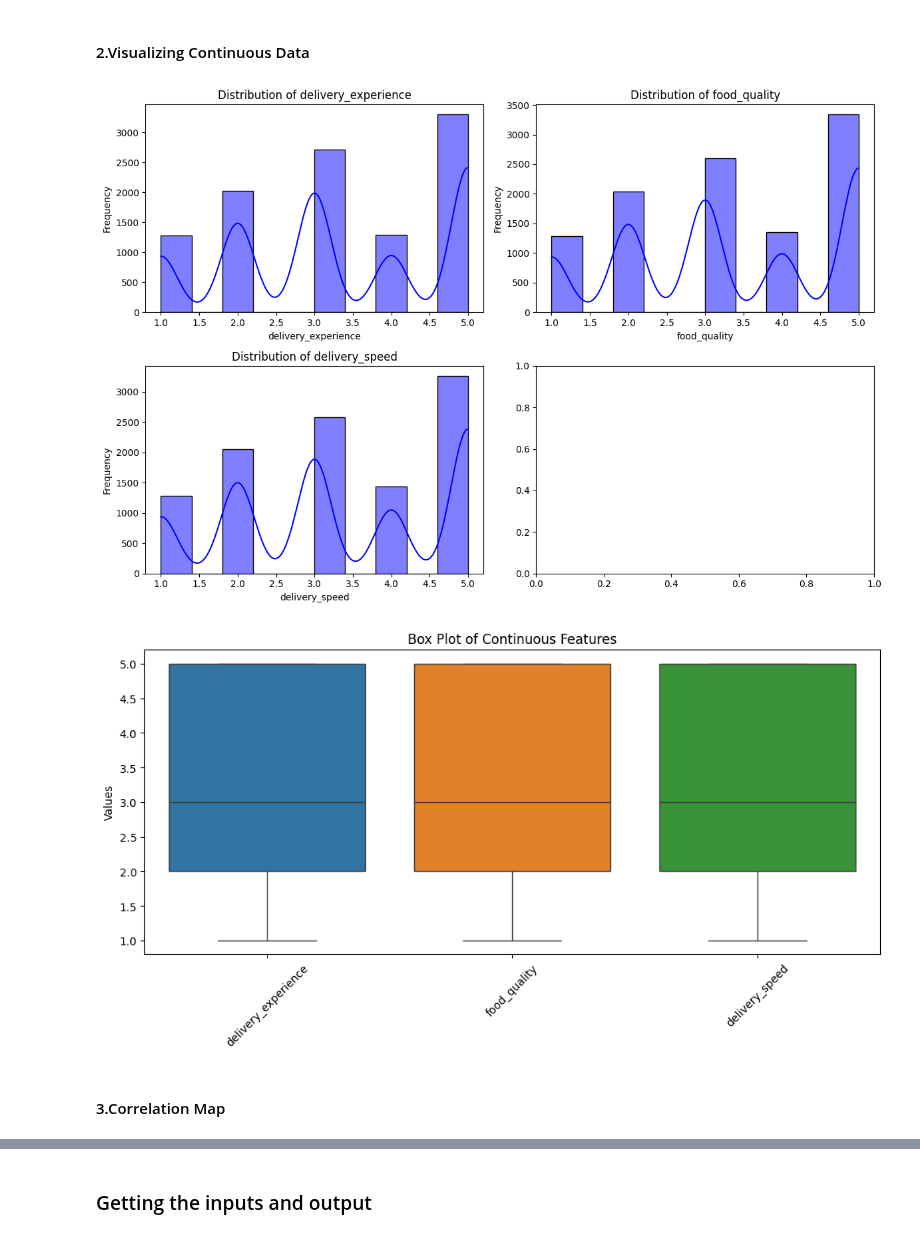
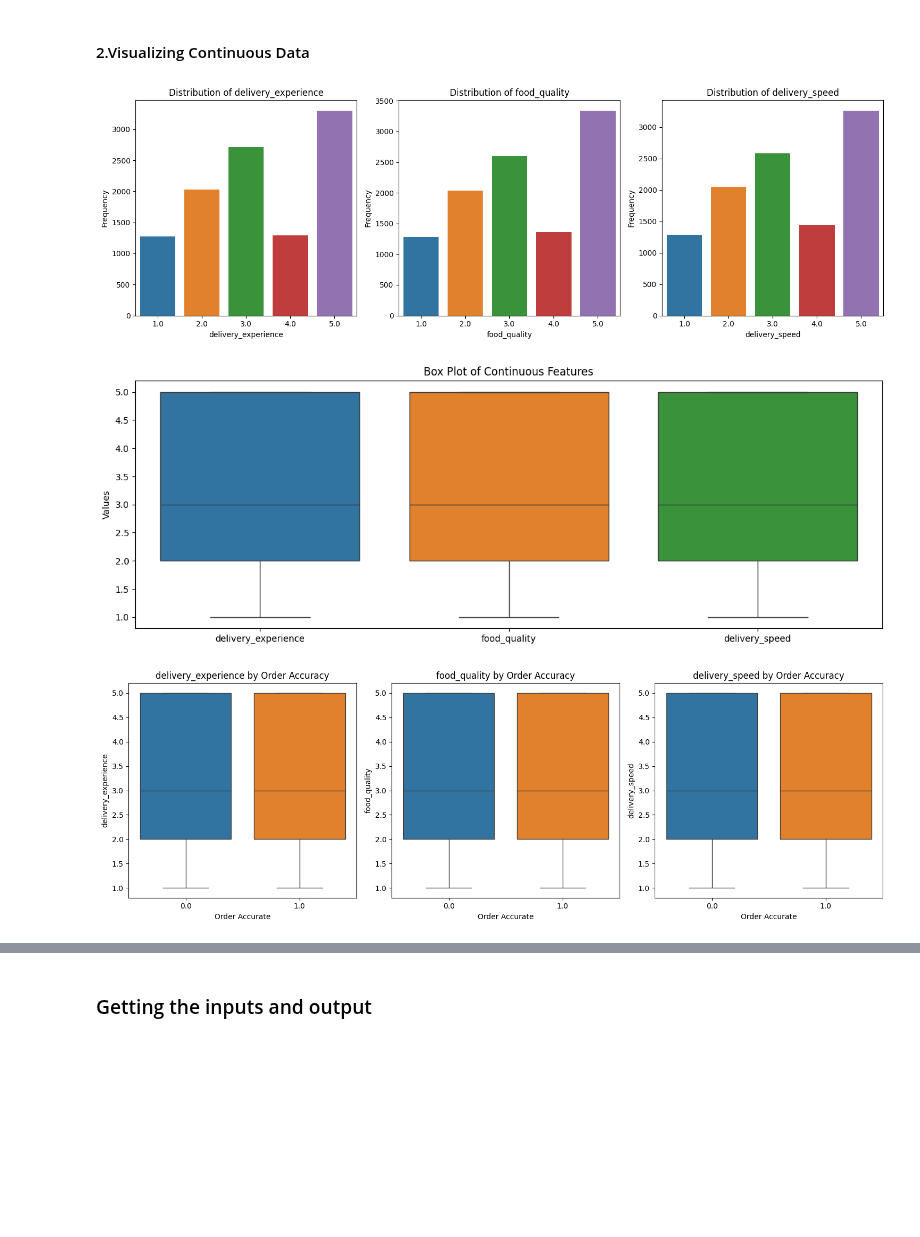
Before and after one commit to t1pen/MeXEE402_Midterms_StephenGabrielAlojado_JairusSunga, a Jupyter notebook: Logistic Regression/logistic_regression.ipynb, the cells around one changed output, grey strips where cells are left out. Drawn from its saved outputs; the diff is of its cells as text; code cells hidden in the pictures; blank space fills up the shorter version.

```diff
--- a/Logistic Regression/logistic_regression.ipynb
+++ b/Logistic Regression/logistic_regression.ipynb
@@ -218,31 +218,49 @@ Passing `palette` without assigning `hue` is deprecated and will be removed in v
 # %% [markdown]
 #### 2.Visualizing Continuous Data
 # %%
-continuous_features = ['delivery_experience', 'food_quality', 'delivery_speed']  # Add more if needed
+# Define the continuous features
+continuous_features = ['delivery_experience', 'food_quality', 'delivery_speed']
 
-fig, ax = plt.subplots(2, 2, figsize=(12, 8))
+plt.figure(figsize=(15, 5))
 
+# Loop through each feature and use countplot
 for i, feature in enumerate(continuous_features):
-    plt.subplot(2, 2, i + 1)
-    sns.histplot(data=dataset[feature], bins=10, kde=True, color='blue')
+    plt.subplot(1, 3, i + 1)
+    sns.countplot(x=dataset[feature].round(), hue=dataset[feature].round(), data=dataset, palette='tab10', legend=False)
     plt.title(f'Distribution of {feature}')
     plt.xlabel(feature)
     plt.ylabel('Frequency')
 
 plt.tight_layout()
 plt.show()
-
-plt.figure(figsize=(12, 5))
-sns.boxplot(data=dataset[continuous_features])
-plt.title('Box Plot of Continuous Features')
-plt.ylabel('Values')
-plt.xticks(rotation=45)
-plt.show()
 # %% [output]
-[figure, old version]
+[figure, new version]
-[figure, removed]
-# %% [markdown]
-#### 3.Correlation Map
+# %%
+plt.figure(figsize=(15, 5))
+sns.boxplot(data=dataset[continuous_features])
+plt.title('Box Plot of Continuous Features')
+plt.ylabel('Values')
+plt.show()
+# %% [output]
+[figure, added]
+# %%
+# Define the continuous features
+continuous_features = ['delivery_experience', 'food_quality', 'delivery_speed']
+
+plt.figure(figsize=(15, 5))
+
+# Loop through each feature and plot a boxplot against `Order_Accuracy`
+for i, feature in enumerate(continuous_features):
+    plt.subplot(1, 3, i + 1)
+    sns.boxplot(x='Order_Accuracy', y=feature, hue='Order_Accuracy', data=dataset, palette='tab10', legend=False)
+    plt.title(f'{feature} by Order Accuracy')
+    plt.xlabel('Order Accurate')
+    plt.ylabel(feature)
+
+plt.tight_layout()
+plt.show()
+# %% [output]
+[figure, added]
 # %%
 correlation_matrix = dataset.corr()
 
```
Also changed, not shown: parts of 1 cell of this notebook.
